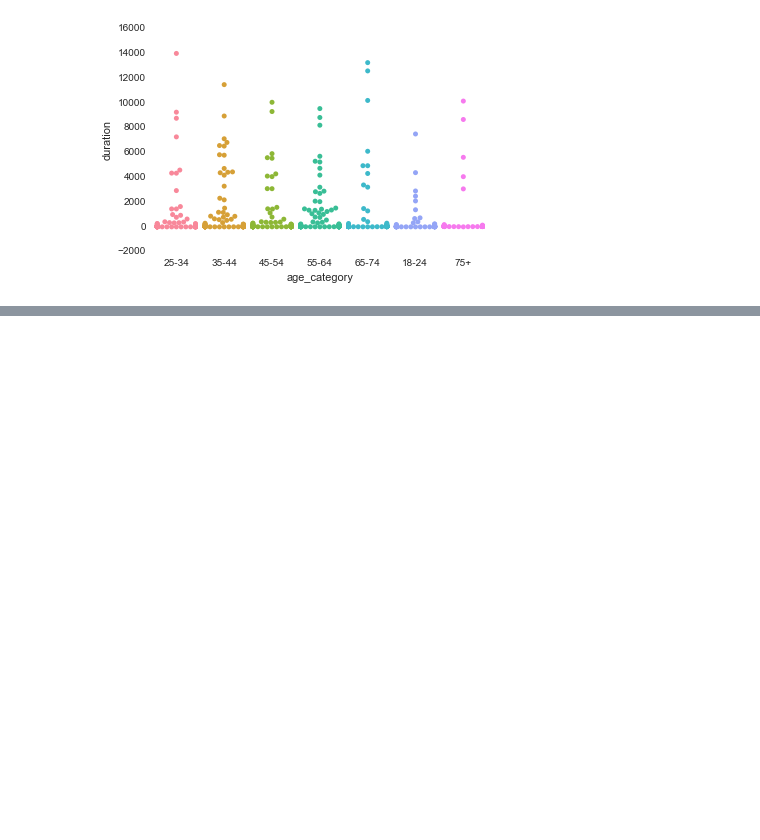
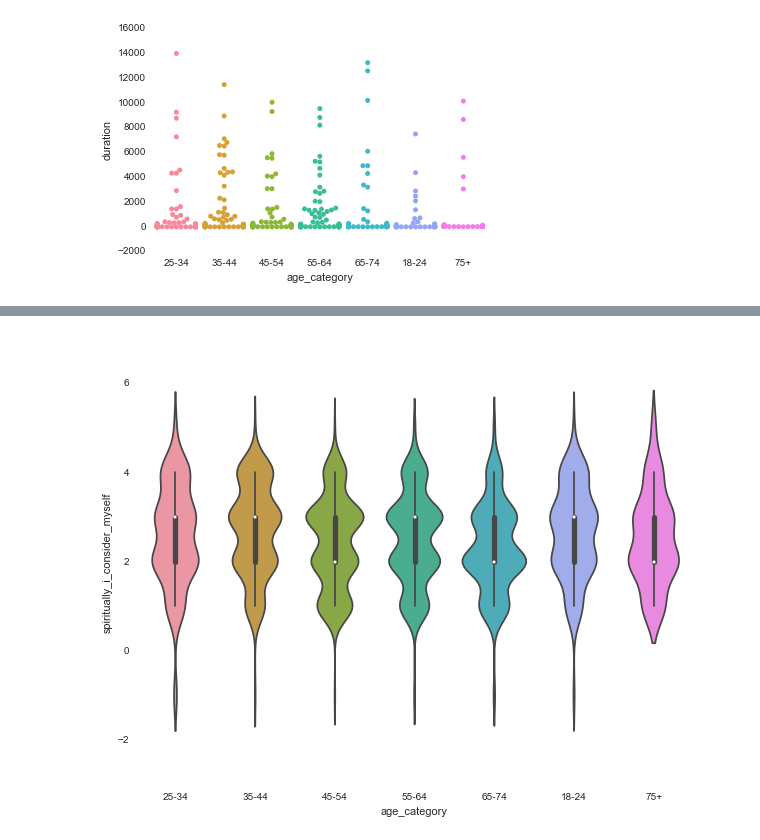
Before and after one commit to bshurick/ischool, a Jupyter notebook: Data Visualization/Project/parse_data.ipynb, the cells around one changed output, grey strips where cells are left out. Saved outputs shown, nothing was run; the diff lists cells and outputs as text; code cells hidden in the pictures; blank space fills up the shorter version.

```diff
--- a/Data Visualization/Project/parse_data.ipynb
+++ b/Data Visualization/Project/parse_data.ipynb
@@ -102,0 +121,4 @@ sns.countplot(x="marital_status", hue="gender", data=new_surveys, palette="Green
+# %%
+sns.violinplot(x=new_surveys.age_category, y=new_surveys.spiritually_i_consider_myself);
+# %% [output]
+[figure, added]
```
Also changed, not shown: parts of 5 cells of this notebook.
